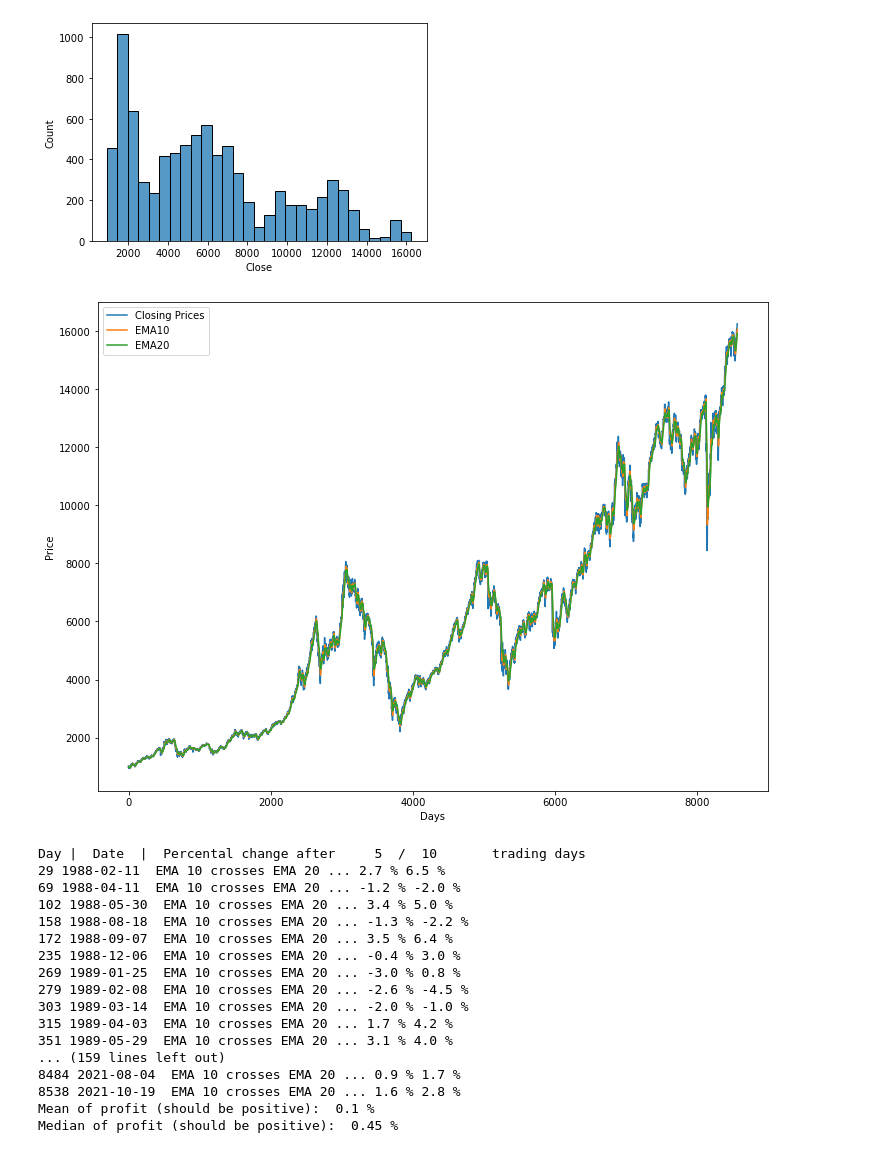
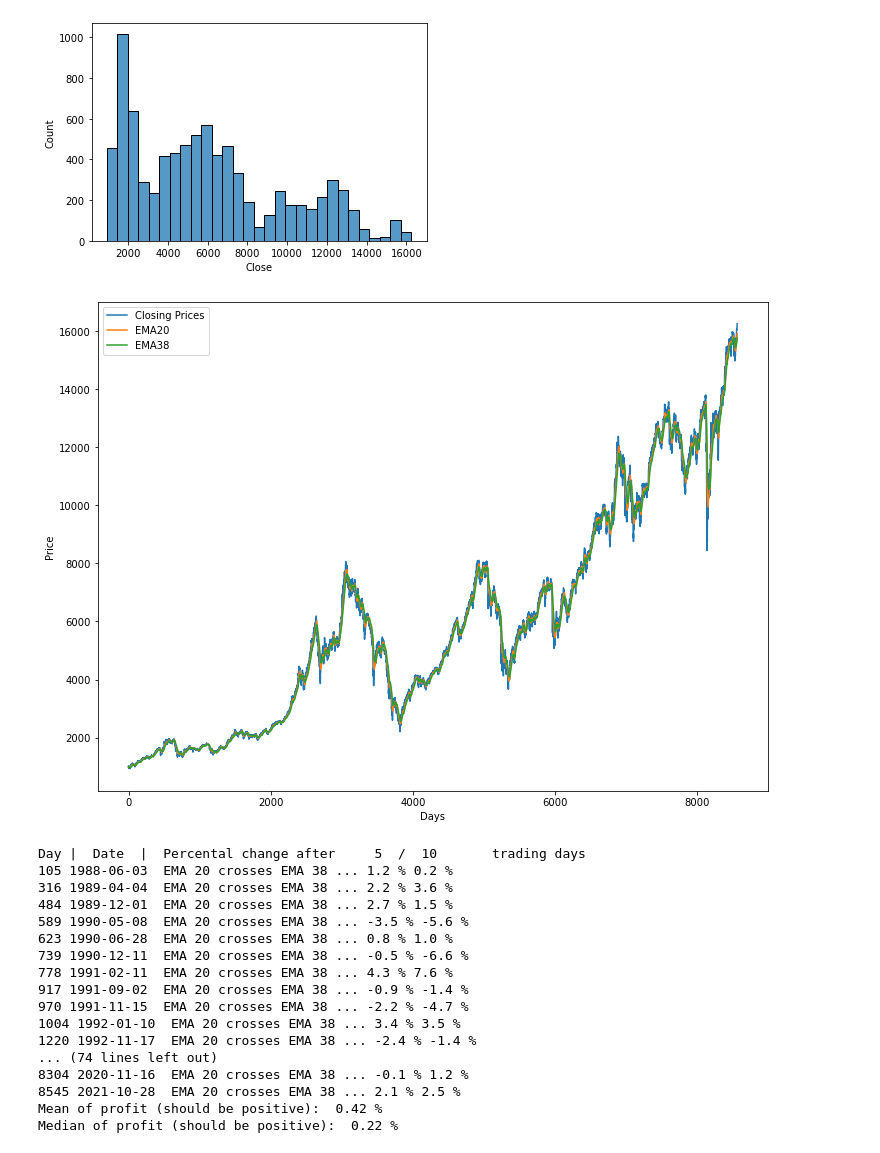
Before and after one commit to jburdano/stock-analysis, a Jupyter notebook: clean_data.ipynb, the cells around one changed output. Cells and saved outputs as stored; diff of their text form; code cells hidden in the pictures.

```diff
--- a/clean_data.ipynb
+++ b/clean_data.ipynb
@@ -99,26 +99,26 @@ def calculate_ema(prices, days, smoothing=2):
 #             x: Tage nach Ereignis
 #             y: prozentuale Veränderung des Preises
 # %%
-days=10
+days=20
 ema = calculate_ema(prices=df['Close'], days=days)
-days2=20
+days2=38
 ema2 = calculate_ema(prices=df['Close'], days=days2)
 
 price_X = np.arange(df.shape[0])
 ema_X = np.arange(1, df.shape[0]+1)
 ema_X2 = np.arange(1, df.shape[0]+1)
 
 
 plt.subplots(figsize=[12,9])
 plt.xlabel('Days')
 plt.ylabel('Price')
 plt.plot(price_X, df['Close'], label='Closing Prices')
 plt.plot(ema_X, ema, label='EMA'+str(days))
 plt.plot(ema_X2, ema2, label='EMA'+str(days2))
 plt.legend()
 plt.show()
 # %% [output]
-[figure, old version]
+[figure, new version]
 # %%
 ##### Retrieve day at which upward crossing occurs
 ndays,ndays2 = 5,10
@@ -136,19 +136,19 @@ print("Mean of profit (should be positive): ",round(np.mean(col_gains),2),"%",
 #--> Add column to df with 'upward crossing flag'
 # %% [output]
 Day |  Date  |  Percental change after     5  /  10       trading days
-29 1988-02-11  EMA 10 crosses EMA 20 ... 2.7 % 6.5 %
-69 1988-04-11  EMA 10 crosses EMA 20 ... -1.2 % -2.0 %
-102 1988-05-30  EMA 10 crosses EMA 20 ... 3.4 % 5.0 %
-158 1988-08-18  EMA 10 crosses EMA 20 ... -1.3 % -2.2 %
-172 1988-09-07  EMA 10 crosses EMA 20 ... 3.5 % 6.4 %
-235 1988-12-06  EMA 10 crosses EMA 20 ... -0.4 % 3.0 %
-269 1989-01-25  EMA 10 crosses EMA 20 ... -3.0 % 0.8 %
-279 1989-02-08  EMA 10 crosses EMA 20 ... -2.6 % -4.5 %
-303 1989-03-14  EMA 10 crosses EMA 20 ... -2.0 % -1.0 %
-315 1989-04-03  EMA 10 crosses EMA 20 ... 1.7 % 4.2 %
-351 1989-05-29  EMA 10 crosses EMA 20 ... 3.1 % 4.0 %
-... (159 lines left out)
-8484 2021-08-04  EMA 10 crosses EMA 20 ... 0.9 % 1.7 %
-8538 2021-10-19  EMA 10 crosses EMA 20 ... 1.6 % 2.8 %
-Mean of profit (should be positive):  0.1 %
-Median of profit (should be positive):  0.45 %
+105 1988-06-03  EMA 20 crosses EMA 38 ... 1.2 % 0.2 %
+316 1989-04-04  EMA 20 crosses EMA 38 ... 2.2 % 3.6 %
+484 1989-12-01  EMA 20 crosses EMA 38 ... 2.7 % 1.5 %
+589 1990-05-08  EMA 20 crosses EMA 38 ... -3.5 % -5.6 %
+623 1990-06-28  EMA 20 crosses EMA 38 ... 0.8 % 1.0 %
+739 1990-12-11  EMA 20 crosses EMA 38 ... -0.5 % -6.6 %
+778 1991-02-11  EMA 20 crosses EMA 38 ... 4.3 % 7.6 %
+917 1991-09-02  EMA 20 crosses EMA 38 ... -0.9 % -1.4 %
+970 1991-11-15  EMA 20 crosses EMA 38 ... -2.2 % -4.7 %
+1004 1992-01-10  EMA 20 crosses EMA 38 ... 3.4 % 3.5 %
+1220 1992-11-17  EMA 20 crosses EMA 38 ... -2.4 % -1.4 %
+... (74 lines left out)
+8304 2020-11-16  EMA 20 crosses EMA 38 ... -0.1 % 1.2 %
+8545 2021-10-28  EMA 20 crosses EMA 38 ... 2.1 % 2.5 %
+Mean of profit (should be positive):  0.42 %
+Median of profit (should be positive):  0.22 %
```
Also changed, not shown: parts of 1 cell of this notebook.
